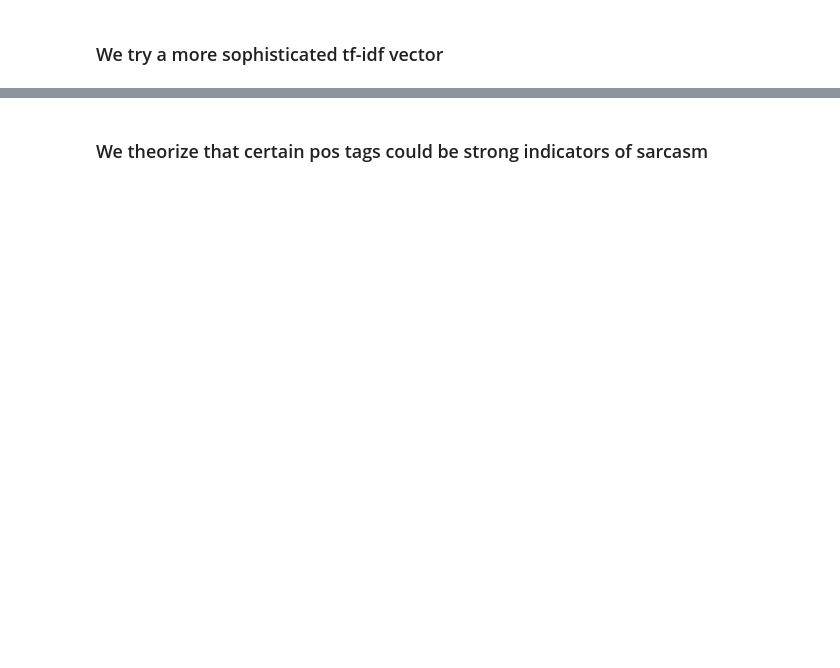
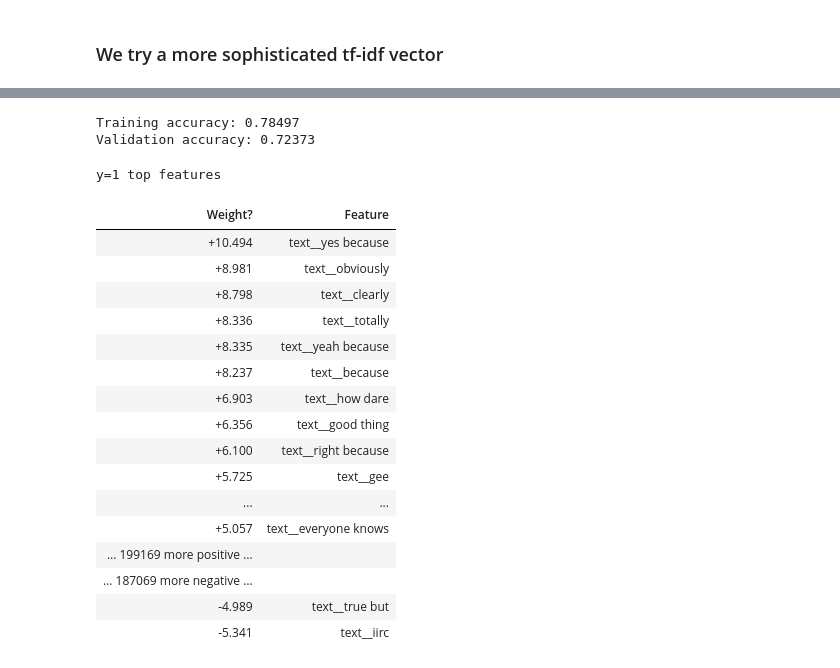
Before and after one commit to blackBagel/Sarcasm-Detection-Learn, a Jupyter notebook: sarcasm_detection_simple_models.ipynb, the cells around one changed output, grey strips where cells are left out. Saved outputs shown, nothing was run; the diff lists cells and outputs as text; code cells hidden in the pictures; blank space fills up the shorter version.

```diff
--- a/sarcasm_detection_simple_models.ipynb
+++ b/sarcasm_detection_simple_models.ipynb
@@ -345,11 +386,15 @@ print ("accuracy: %0.3f " % ctv_logit_pipeline.score(df_test, labels_test))
 # %%
 # We'll first try to create a simple baseline model
 # Our baseline model will be a logistic regression model, which we'll train on the unigram tf_idf vectors of the original comments text
-tfv = TfidfVectorizer()
+tfv = TfidfVectorizer(min_df = 3)
+text_preprocessor = ColumnTransformer(
+    transformers=[
+        ('text', tfv, TEXTUAL_COLUMNS)
+    ])
+lr_tfidf_clf = LogisticRegression(solver='saga', n_jobs=-1, verbose=False, max_iter=300)
 
-tfidf_logit_pipeline = Pipeline([('tf_idf', tfv),
-                                 ('logitRegressor', lr_tfv_clf)])
-lr_tfv_clf = LogisticRegression(solver='saga')
+tfidf_lr_pipeline = Pipeline([('tf_idf', text_preprocessor),
+                                 ('logitRegressor', lr_tfidf_clf)])
 # %%
 %%time
-tfidf_logit_pipeline.fit(df_train, labels_train)
+tfidf_lr_pipeline.fit(df_train_for_clf, labels_train_for_clf)
@@ -363,10 +429,15 @@ print ("accuracy: %0.3f " % lr_tfv_clf.score(df_test, labels_test))
 # %%
 # Now let's try to run the same model, but on a more sophisticated tf-idf
 # This vectorizor is trained on both unigrams and bigrams, and only considers words that were used at least twice
-tfv = TfidfVectorizer(ngram_range=(1, 2), min_df=2)
-lr_tfv_clf = LogisticRegression(solver='saga', C=1, n_jobs=4, verbose=0)
-tfidf_logit_pipeline = Pipeline([('tf_idf', tfv),
-                                 ('logitRegressor', lr_tfv_clf)])
+tfv = TfidfVectorizer(ngram_range=(1, 2), min_df=3)
+text_preprocessor = ColumnTransformer(
+    transformers=[
+        ('text', tfv, TEXTUAL_COLUMNS)
+    ])
+lr_tfidf_clf = LogisticRegression(solver='saga', n_jobs=-1, verbose=False, max_iter=300)
+
+tfidf_lr_pipeline = Pipeline([('tf_idf', text_preprocessor),
+                                 ('logitRegressor', lr_tfidf_clf)])
 # %%
 %%time
-tfidf_logit_pipeline.fit(df_train, labels_train)
+tfidf_lr_pipeline.fit(df_train_for_clf, labels_train_for_clf)
@@ -378,6 +464,29 @@ print ("accuracy: %0.3f " % tfidf_logit_pipeline.score(df_test, labels_test))
+# %%
+print ("Training accuracy: %0.5f " % tfidf_lr_pipeline.score(df_train_for_clf, labels_train_for_clf))
+print ("Validation accuracy: %0.5f " % tfidf_lr_pipeline.score(df_val_for_clf, labels_val_for_clf))
+# %% [output]
+Training accuracy: 0.78497
+Validation accuracy: 0.72373
 # %%
 # Because it was te best model we tried to understand better what affected his performance
-eli5.show_weights(estimator=tfidf_logit_pipeline.named_steps['logitRegressor'],
-                  vec=tfidf_logit_pipeline.named_steps['tf_idf'])
+eli5.show_weights(estimator=tfidf_lr_pipeline.named_steps['logitRegressor'],
+                  vec=tfidf_lr_pipeline.named_steps['tf_idf'])
+# %% [output]
+y=1 top features
+| Weight? | Feature |
+| +10.494 | text__yes because |
+| +8.981 | text__obviously |
+| +8.798 | text__clearly |
+| +8.336 | text__totally |
+| +8.335 | text__yeah because |
+| +8.237 | text__because |
+| +6.903 | text__how dare |
+| +6.356 | text__good thing |
+| +6.100 | text__right because |
+| +5.725 | text__gee |
+| ... | ... |
+| +5.057 | text__everyone knows |
+| … 199169 more positive … |  |
+| … 187069 more negative … |  |
+| -4.989 | text__true but |
+| -5.341 | text__iirc |
-# %% [markdown]
-### We theorize that certain pos tags could be strong indicators of sarcasm
```
Also changed, not shown: parts of 26 cells of this notebook.
